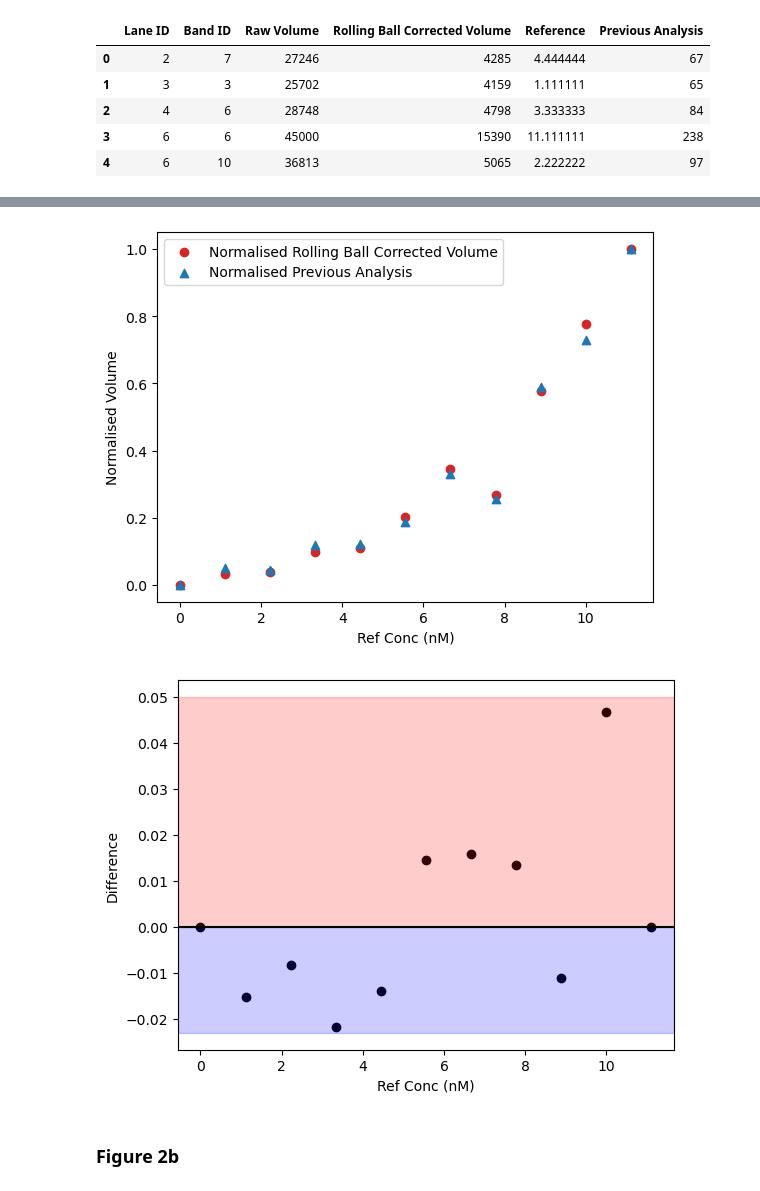
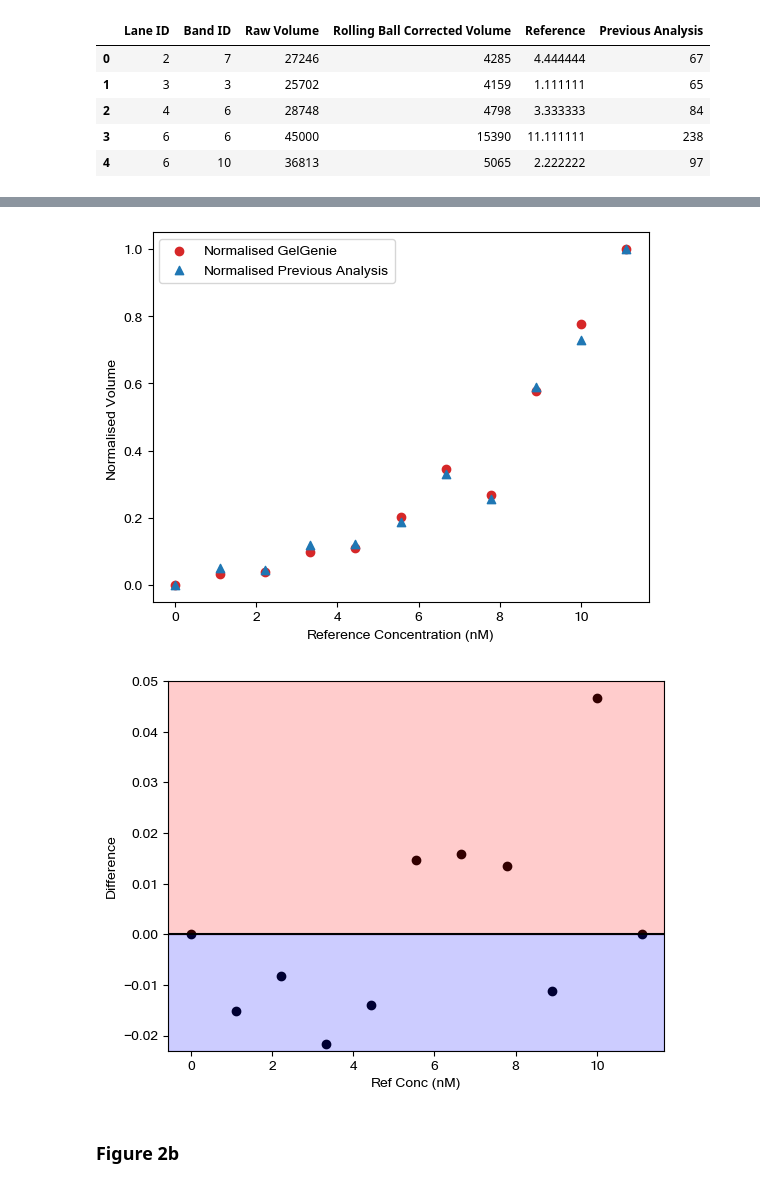
Before and after one commit to mattaq31/GelGenie, a Jupyter notebook: python-gelgenie/statistical_analysis/Paper Comparison Analysis.ipynb, the cells around one changed output, grey strips where cells are left out. Saved outputs shown, nothing was run; the diff lists cells and outputs as text; code cells hidden in the pictures.

```diff
--- a/python-gelgenie/statistical_analysis/Paper Comparison Analysis.ipynb
+++ b/python-gelgenie/statistical_analysis/Paper Comparison Analysis.ipynb
@@ -14,7 +14,7 @@ import pickle
 import math
 from scipy.stats import linregress
 import pingouin
-#plt.rcParams.update({'font.sans-serif':'Helvetica'})  # consistent figure formatting
+plt.rcParams.update({'font.sans-serif':'Microsoft Sans Serif'})  # consistent figure formatting
 # %%
 fig2a_df = pd.read_csv('../../../paper_data_analysis/matthew_multiplexed_paper/GelGenie Analysis/fig_2_A_band_data.csv')
 fig2b_df = pd.read_csv('../../../paper_data_analysis/matthew_multiplexed_paper/GelGenie Analysis/fig_2_B_band_data.csv')
@@ -106,32 +106,31 @@ plt.show()
 # %%
 # normalise rolling ball corrected volume and previous analysis for comparison
 
 # need to check if this is the best way to normalise the data
 fig2a_df['Normalised Rolling Ball Corrected Volume'] = (fig2a_df['Rolling Ball Corrected Volume'] - fig2a_df['Rolling Ball Corrected Volume'].min()) / (fig2a_df['Rolling Ball Corrected Volume'].max() - fig2a_df['Rolling Ball Corrected Volume'].min())
 
 fig2a_df['Normalised Previous Analysis'] = (fig2a_df['Previous Analysis'] - fig2a_df['Previous Analysis'].min()) / (fig2a_df['Previous Analysis'].max() - fig2a_df['Previous Analysis'].min())
 
-plt.scatter(fig2a_df['Reference'], fig2a_df['Normalised Rolling Ball Corrected Volume'], label='Normalised Rolling Ball Corrected Volume', color='tab:red')
+plt.scatter(fig2a_df['Reference'], fig2a_df['Normalised Rolling Ball Corrected Volume'], label='Normalised GelGenie', color='tab:red')
 plt.scatter(fig2a_df['Reference'], fig2a_df['Normalised Previous Analysis'], label='Normalised Previous Analysis', marker='^', color='tab:blue')
 plt.legend()
-plt.xlabel('Ref Conc (nM)')
+plt.xlabel('Reference Concentration (nM)')
 plt.ylabel('Normalised Volume')
 plt.show()
 
 # attempting to show the difference between the two normalised values
-# the colour the point is in indicates which was better, i.e. red means GG was better to be consistent with previous plots
+# the colour the point is in indicates which was higher, i.e. red means GG was higher to be consistent with previous plots
 plt.scatter(fig2a_df['Reference'], fig2a_df['Normalised Rolling Ball Corrected Volume'] - fig2a_df['Normalised Previous Analysis'], color='black')
 plt.xlabel('Ref Conc (nM)')
 plt.axhline(0, color='black', linestyle='-')
 plt.ylabel('Difference')
 plt.axhspan(0, 0.05, alpha=0.2, color='red')
 plt.axhspan(0, -0.023, alpha=0.2, color='blue')
+plt.ylim(-0.023, 0.05)
 plt.show()
-
-# in all cases, the previous analysis is lower than the rolling ball corrected volume. This is likely due to the previous analysis not accounting for the background signal.
 # %% [output]
-[figure, old version]
+[figure, new version]
-[figure, old version]
+[figure, new version]
 # %% [markdown]
 ### Figure 2b
 # %%
```
Also changed, not shown: parts of 15 cells of this notebook.
